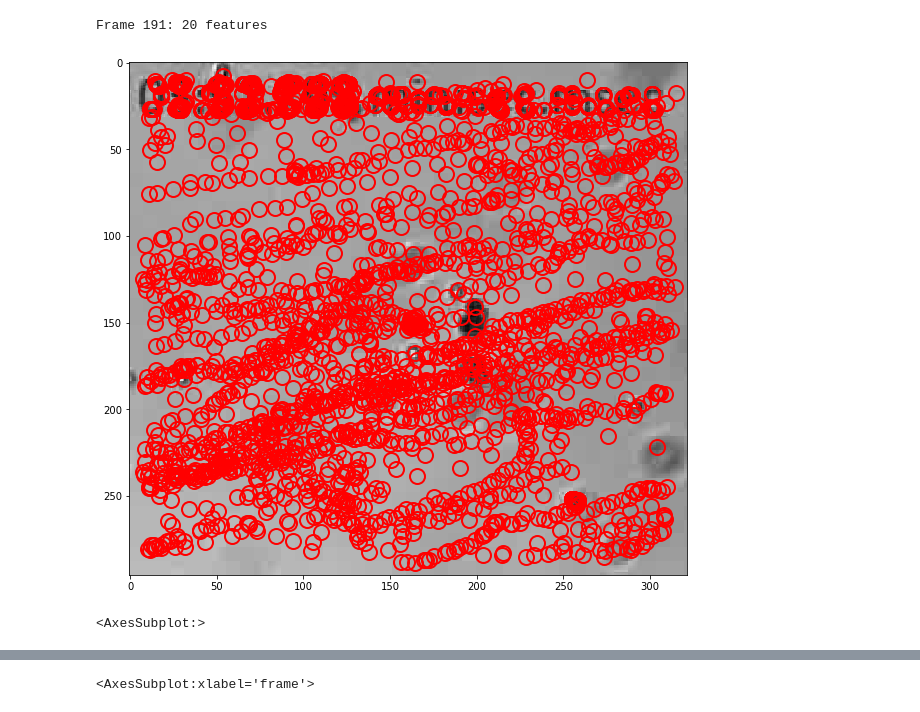
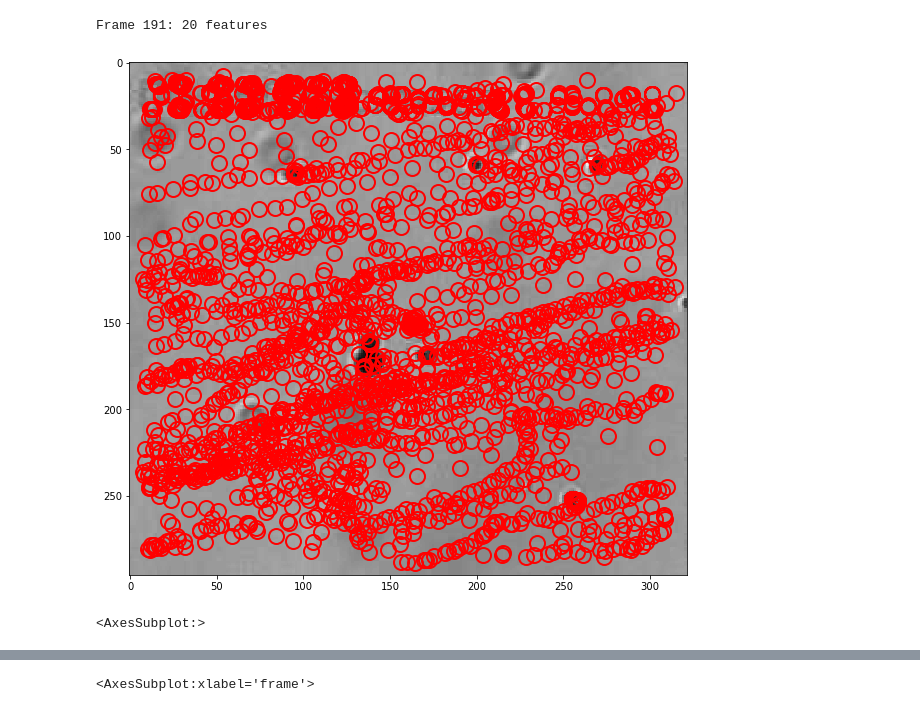
Before and after one commit to gavinbm/microbots, a Jupyter notebook: trackpy.ipynb, the cells around one changed output, grey strips where cells are left out. Drawn from its saved outputs; the diff is of its cells as text; code cells hidden in the pictures.

```diff
--- a/trackpy.ipynb
+++ b/trackpy.ipynb
@@ -109,7 +108,7 @@ f = tp.batch(frames[:192], 13, minmass=450, invert=True)
 Frame 191: 20 features
 # %%
 plt.figure()
-tp.annotate(f , frames[100])
+tp.annotate(f , frames[1])
 # %% [output]
-[figure, old version]
+[figure, new version]
 <AxesSubplot:>
```
Also changed, not shown: parts of 12 cells of this notebook.
